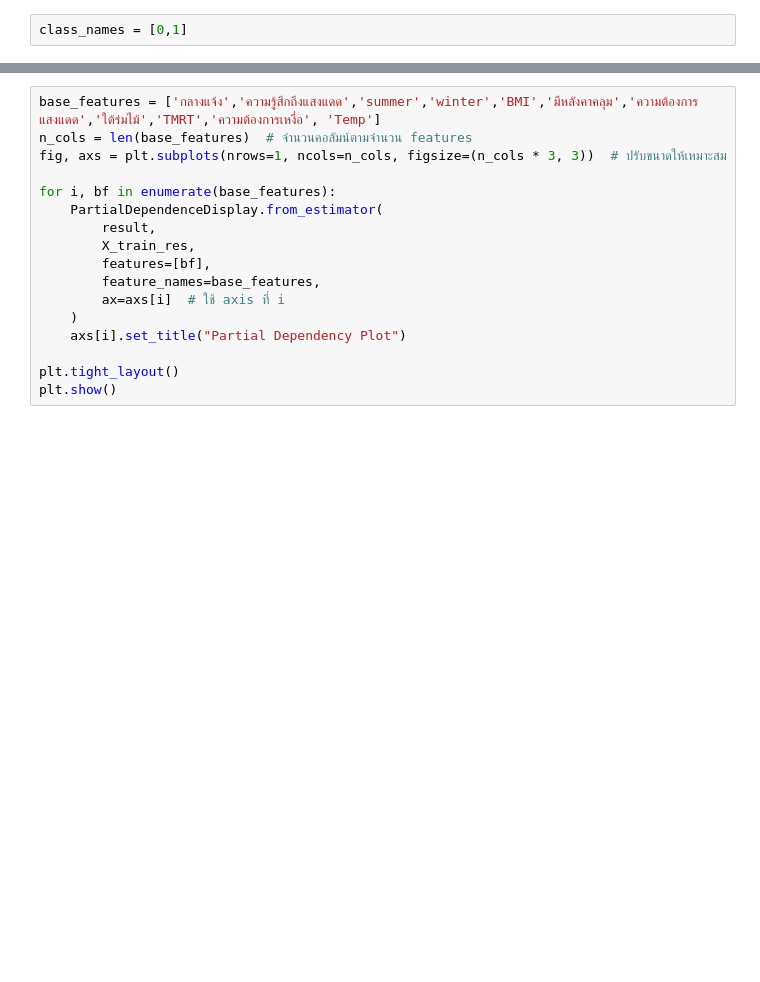
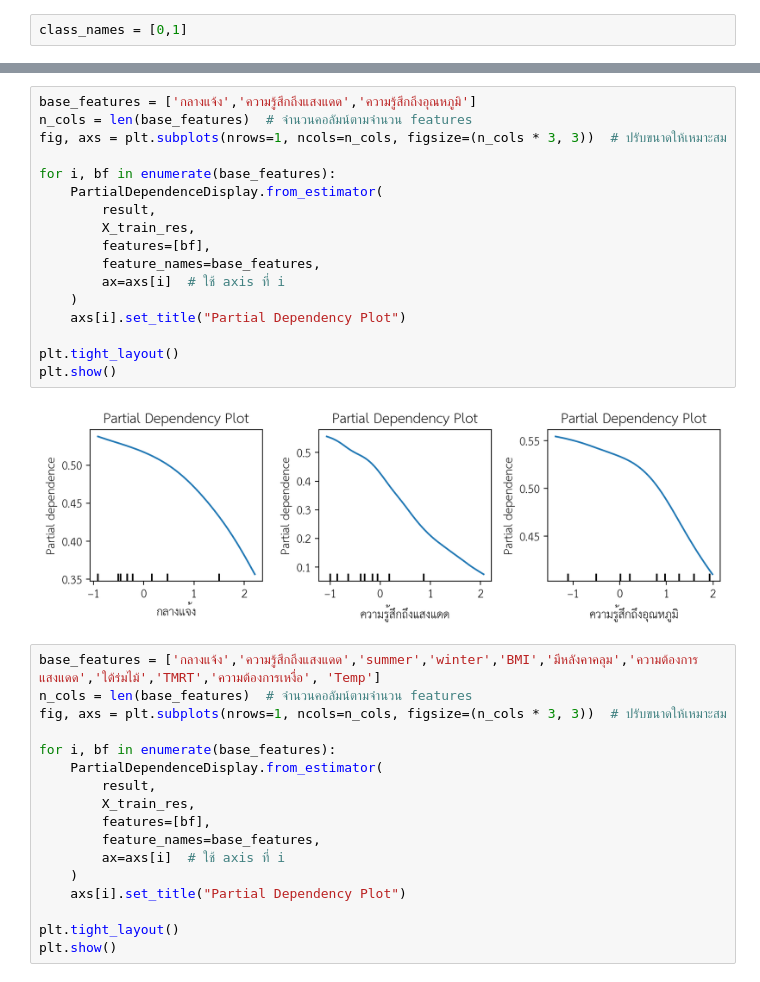
Before and after one commit to Thipwadee/Project2, a Jupyter notebook: TA_Clf_Models_Explained.ipynb, the cells around one changed output, grey strips where cells are left out. Saved outputs shown, nothing was run; the diff lists cells and outputs as text; blank space fills up the shorter version.

```diff
--- a/TA_Clf_Models_Explained.ipynb
+++ b/TA_Clf_Models_Explained.ipynb
@@ -311,3 +332,22 @@ shap.summary_plot(shapValues, X_train_res.values, plot_type = 'bar', class_names
+# %%
+base_features = ['กลางแจ้ง','ความรู้สึกถึงแสงแดด','ความรู้สึกถึงอุณหภูมิ']
+n_cols = len(base_features)  # จำนวนคอลัมน์ตามจำนวน features
+fig, axs = plt.subplots(nrows=1, ncols=n_cols, figsize=(n_cols * 3, 3))  # ปรับขนาดให้เหมาะสม
+
+for i, bf in enumerate(base_features):
+    PartialDependenceDisplay.from_estimator(
+        result,
+        X_train_res,
+        features=[bf],
+        feature_names=base_features,
+        ax=axs[i]  # ใช้ axis ที่ i
+    )
+    axs[i].set_title("Partial Dependency Plot")
+
+plt.tight_layout()
+plt.show()
+# %% [output]
+[figure, added]
 # %%
 base_features = ['กลางแจ้ง','ความรู้สึกถึงแสงแดด','summer','winter','BMI','มีหลังคาคลุม','ความต้องการแสงแดด','ใต้ร่มไม้','TMRT','ความต้องการเหงื่อ', 'Temp']
 n_cols = len(base_features)  # จำนวนคอลัมน์ตามจำนวน features
```
Also changed, not shown: parts of 13 cells of this notebook.
